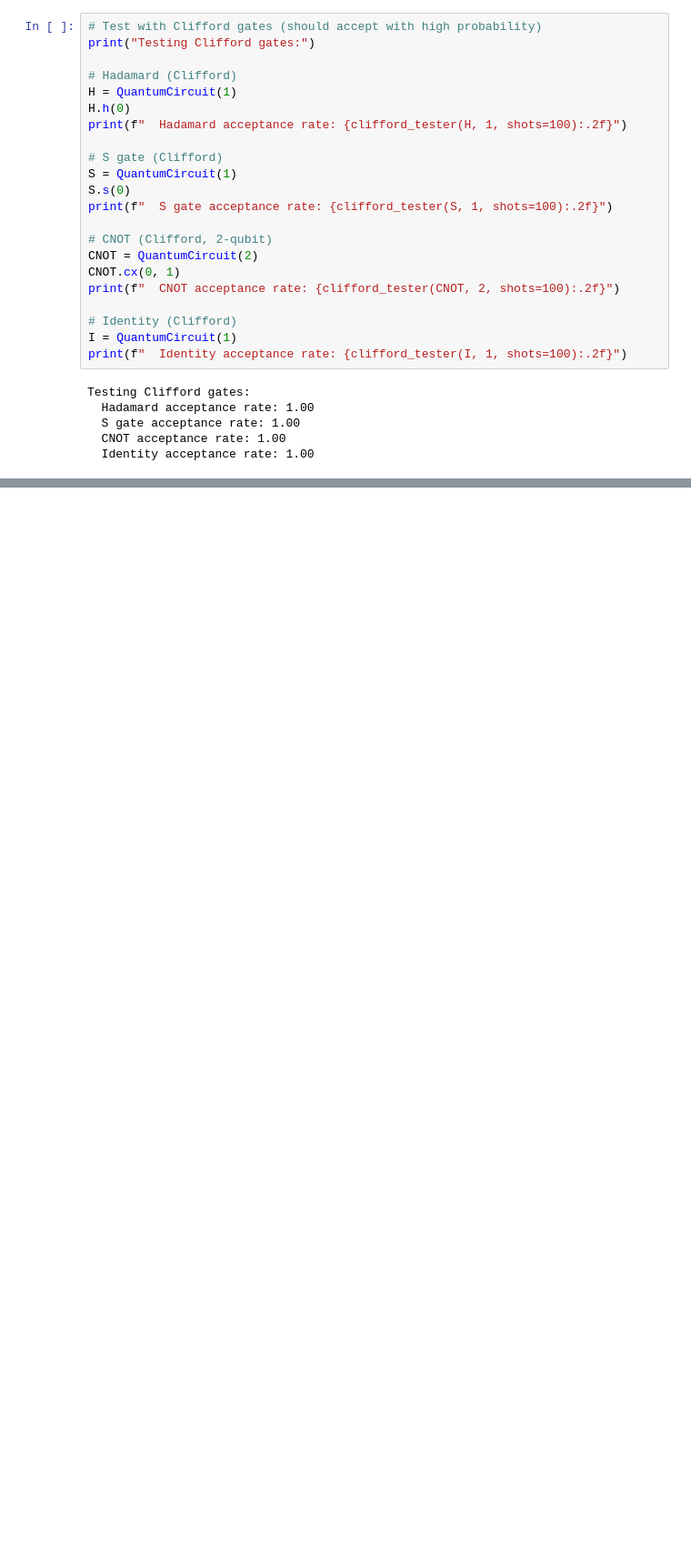
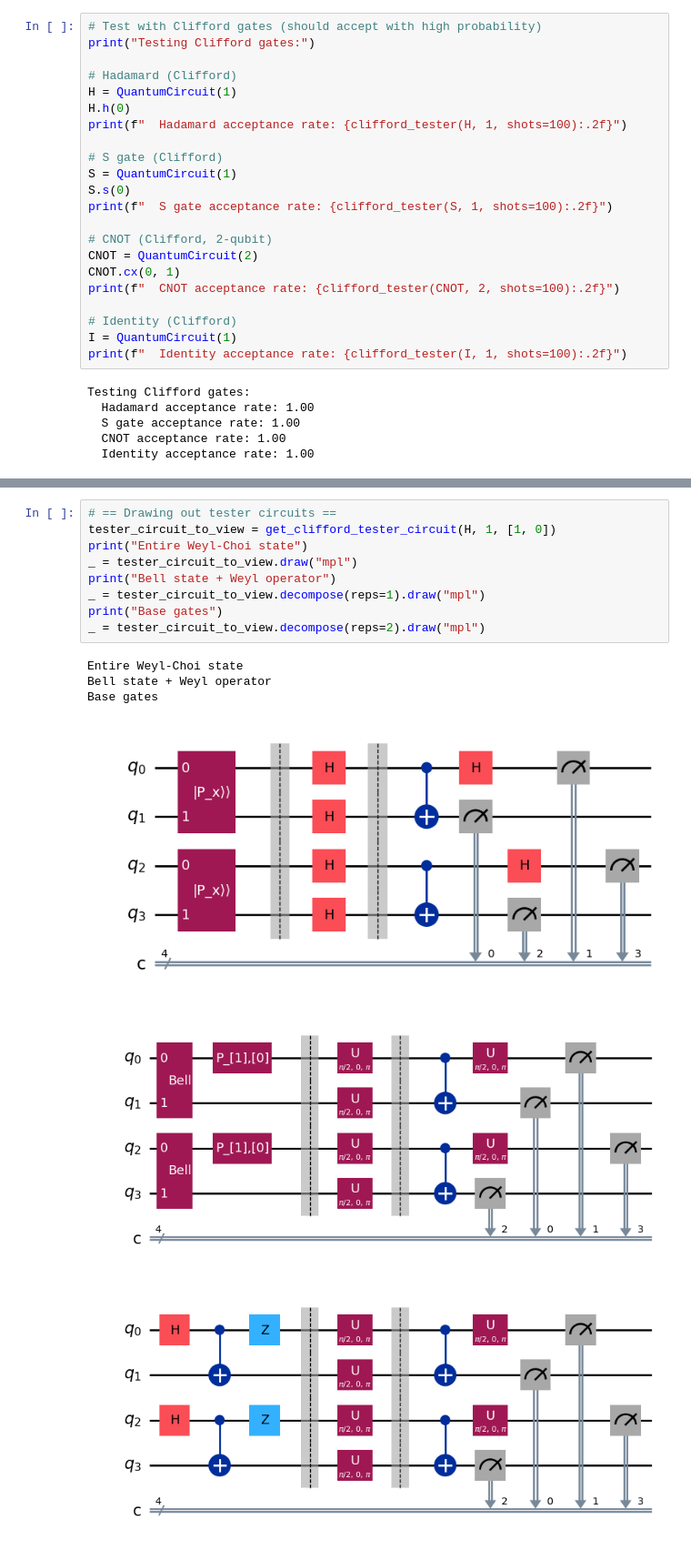
Before and after one commit to adnathanail/uva-qrp-1, a Jupyter notebook: algorithm-1/algorithm-1.ipynb, the cells around one changed output, grey strips where cells are left out. Shown at 91% size. Drawn from its saved outputs; the diff is of its cells as text; blank space fills up the shorter version.

Commit message:
Algorithm 1: draw out some of the testing circuits

```diff
--- a/algorithm-1/algorithm-1.ipynb
+++ b/algorithm-1/algorithm-1.ipynb
@@ -194,0 +195,16 @@ Testing non-Clifford gates:
+# %%
+# == Drawing out tester circuits ==
+tester_circuit_to_view = get_clifford_tester_circuit(H, 1, [1, 0])
+print("Entire Weyl-Choi state")
+_ = tester_circuit_to_view.draw("mpl")
+print("Bell state + Weyl operator")
+_ = tester_circuit_to_view.decompose(reps=1).draw("mpl")
+print("Base gates")
+_ = tester_circuit_to_view.decompose(reps=2).draw("mpl")
+# %% [output]
+Entire Weyl-Choi state
+Bell state + Weyl operator
+Base gates
+[figure, added]
+[figure, added]
+[figure, added]
```
Also changed, not shown: parts of 1 cell of this notebook, 2 other files.
